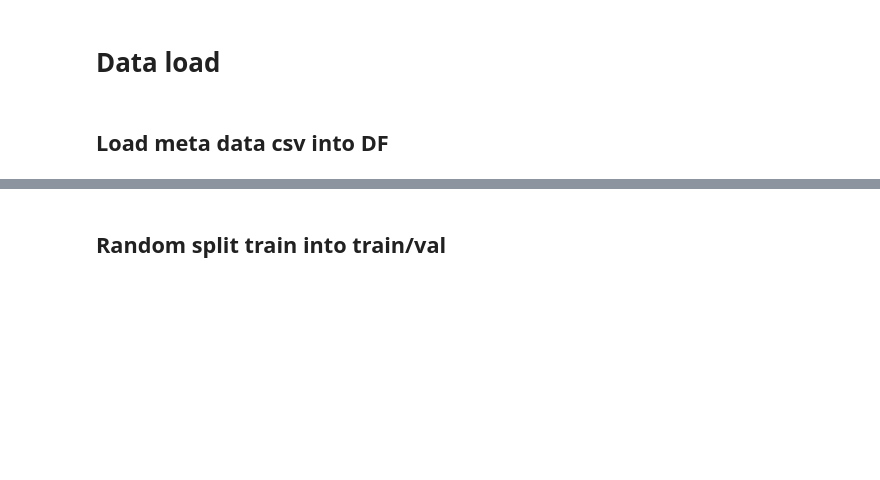
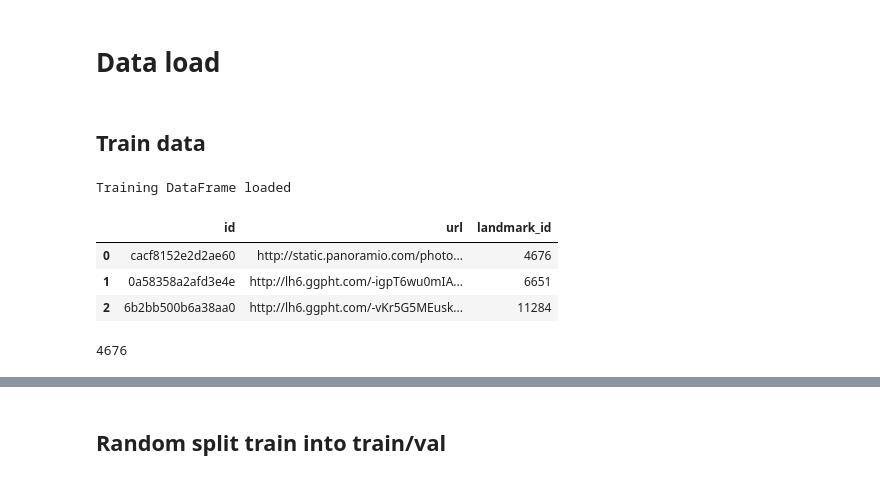
Before and after one commit to ahmadelsallab/gland, a Jupyter notebook: pretrained_base_model_top_model.ipynb, the cells around one changed output, grey strips where cells are left out. Saved outputs shown, nothing was run; the diff lists cells and outputs as text; code cells hidden in the pictures; blank space fills up the shorter version.

```diff
--- a/pretrained_base_model_top_model.ipynb
+++ b/pretrained_base_model_top_model.ipynb
@@ -6,4 +24,16 @@ import pandas as pd
 # %% [markdown]
 # Data load
-# %% [markdown]
-## Load meta data csv into DF
+# %% [markdown]
+## Train data
+# %%
+# Load training data frame
+train_data_path = '../../dat/train.csv'
+all_train_df = pd.read_csv(train_data_path)
+print('Training DataFrame loaded')
+all_train_df.head(3)
+# %% [output]
+Training DataFrame loaded
+|  | id | url | landmark_id |
+| 0 | cacf8152e2d2ae60 | http://static.panoramio.com/photo... | 4676 |
+| 1 | 0a58358a2afd3e4e | http://lh6.ggpht.com/-igpT6wu0mIA... | 6651 |
+| 2 | 6b2bb500b6a38aa0 | http://lh6.ggpht.com/-vKr5G5MEusk... | 11284 |
@@ -9,0 +43,4 @@ import pandas as pd
+# %%
+int(y)
+# %% [output]
+4676
```
Also changed, not shown: parts of 26 cells of this notebook, 5 other files.
